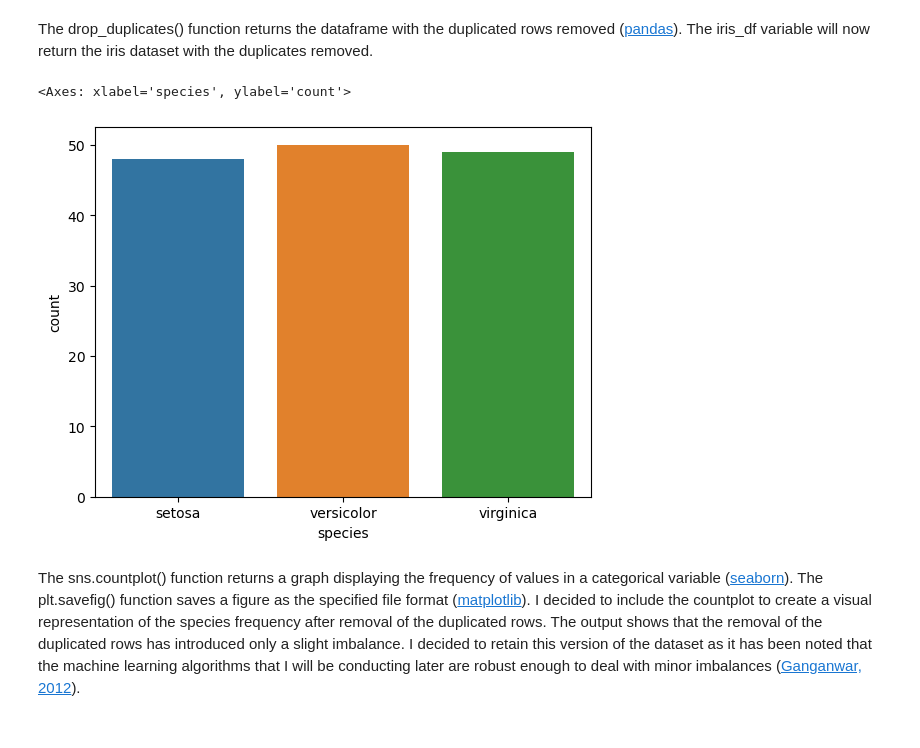
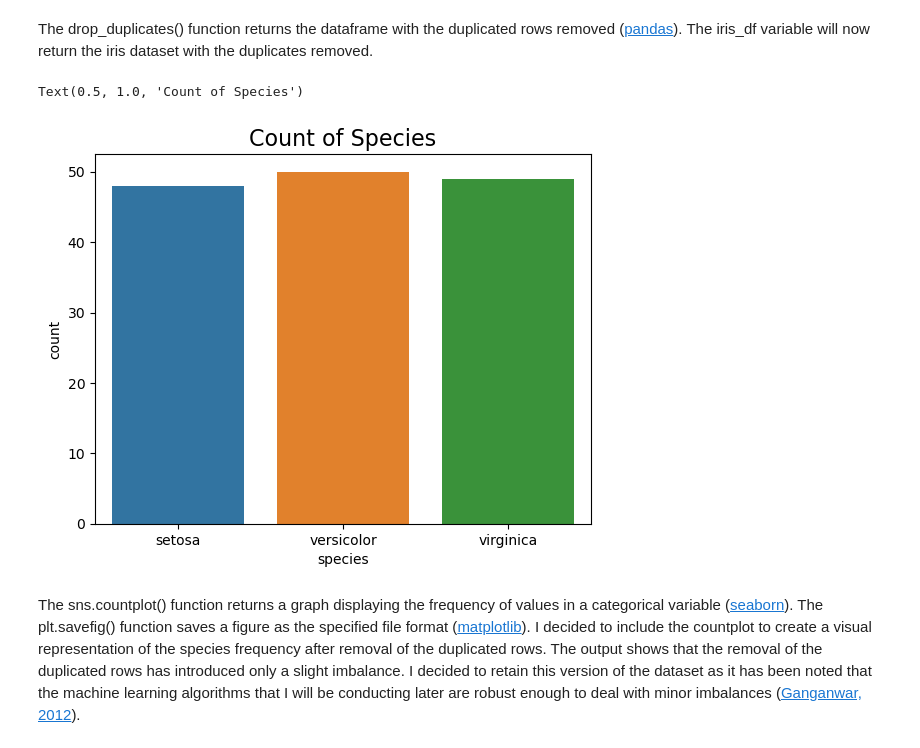
Before and after one commit to NibnabCodes/pands_project, a Jupyter notebook: investigations.ipynb, the cells around one changed output. Drawn from its saved outputs; the diff is of its cells as text; code cells hidden in the pictures.

Commit message:
added titles to plots

```diff
--- a/investigations.ipynb
+++ b/investigations.ipynb
@@ -127,12 +127,15 @@ The drop_duplicates() function returns the dataframe with the duplicated rows re
 # %%
 # Check for balance in the target variable
 sns.countplot(x ='species', hue = "species", data = iris_df)
 
+# Display title
+plt.title('Count of Species', fontsize=16)
+
 # Save the plot as a .png file
 #plt.savefig('species_count.png')
 # %% [output]
-<Axes: xlabel='species', ylabel='count'>
+Text(0.5, 1.0, 'Count of Species')
-[figure, old version]
+[figure, new version]
 # %% [markdown]
 The sns.countplot() function returns a graph displaying the frequency of values in a categorical variable ([seaborn](https://seaborn.pydata.org/generated/seaborn.countplot.html)). The plt.savefig() function saves a figure as the specified file format ([matplotlib](https://matplotlib.org/stable/api/_as_gen/matplotlib.pyplot.savefig.html)). I decided to include the countplot to create a visual representation of the species frequency after removal of the duplicated rows. The output shows that the removal of the duplicated rows has introduced only a slight imbalance. I decided to retain this version of the dataset as it has been noted that the machine learning algorithms that I will be conducting later are robust enough to deal with minor imbalances ([Ganganwar, 2012](https://www.researchgate.net/publication/292018027_An_overview_of_classification_algorithms_for_imbalanced_datasets)).
 # %%
```
Also changed, not shown: parts of 3 cells of this notebook, 3 other files.
